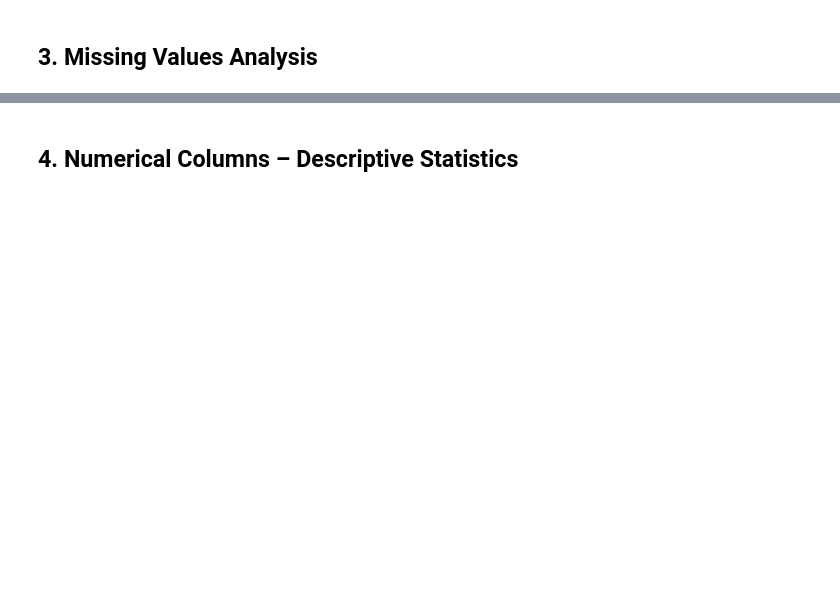
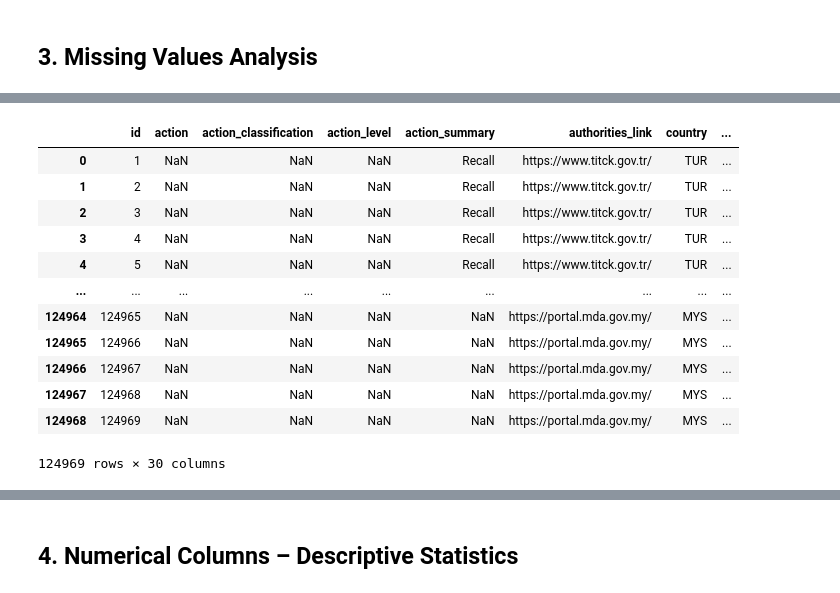
Before and after one commit to Arizael000/faulty-mdevices, a Jupyter notebook: notebooks/sect2/00_preliminary_eda.ipynb, the cells around one changed output, grey strips where cells are left out. Cells and saved outputs as stored; diff of their text form; code cells hidden in the pictures; blank space fills up the shorter version.

```diff
--- a/notebooks/sect2/00_preliminary_eda.ipynb
+++ b/notebooks/sect2/00_preliminary_eda.ipynb
@@ -92,0 +312,16 @@ else:
+# %%
+test
+# %% [output]
+|  | id | action | action_classification | action_level | action_summary | authorities_link | country | ... |
+| 0 | 1 | NaN | NaN | NaN | Recall | https://www.titck.gov.tr/ | TUR | ... |
+| 1 | 2 | NaN | NaN | NaN | Recall | https://www.titck.gov.tr/ | TUR | ... |
+| 2 | 3 | NaN | NaN | NaN | Recall | https://www.titck.gov.tr/ | TUR | ... |
+| 3 | 4 | NaN | NaN | NaN | Recall | https://www.titck.gov.tr/ | TUR | ... |
+| 4 | 5 | NaN | NaN | NaN | Recall | https://www.titck.gov.tr/ | TUR | ... |
+| ... | ... | ... | ... | ... | ... | ... | ... | ... |
+| 124964 | 124965 | NaN | NaN | NaN | NaN | https://portal.mda.gov.my/ | MYS | ... |
+| 124965 | 124966 | NaN | NaN | NaN | NaN | https://portal.mda.gov.my/ | MYS | ... |
+| 124966 | 124967 | NaN | NaN | NaN | NaN | https://portal.mda.gov.my/ | MYS | ... |
+| 124967 | 124968 | NaN | NaN | NaN | NaN | https://portal.mda.gov.my/ | MYS | ... |
+| 124968 | 124969 | NaN | NaN | NaN | NaN | https://portal.mda.gov.my/ | MYS | ... |
+124969 rows × 30 columns
```
Also changed, not shown: parts of 41 cells of this notebook, 7 other files.
